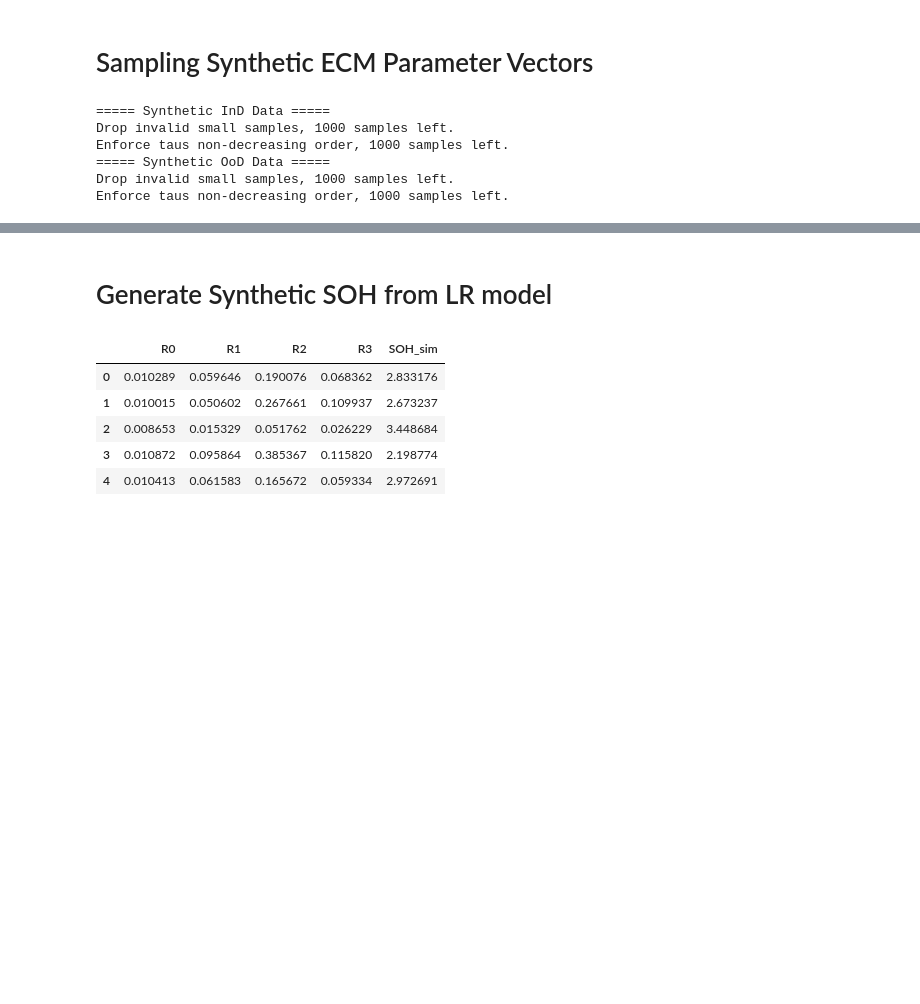
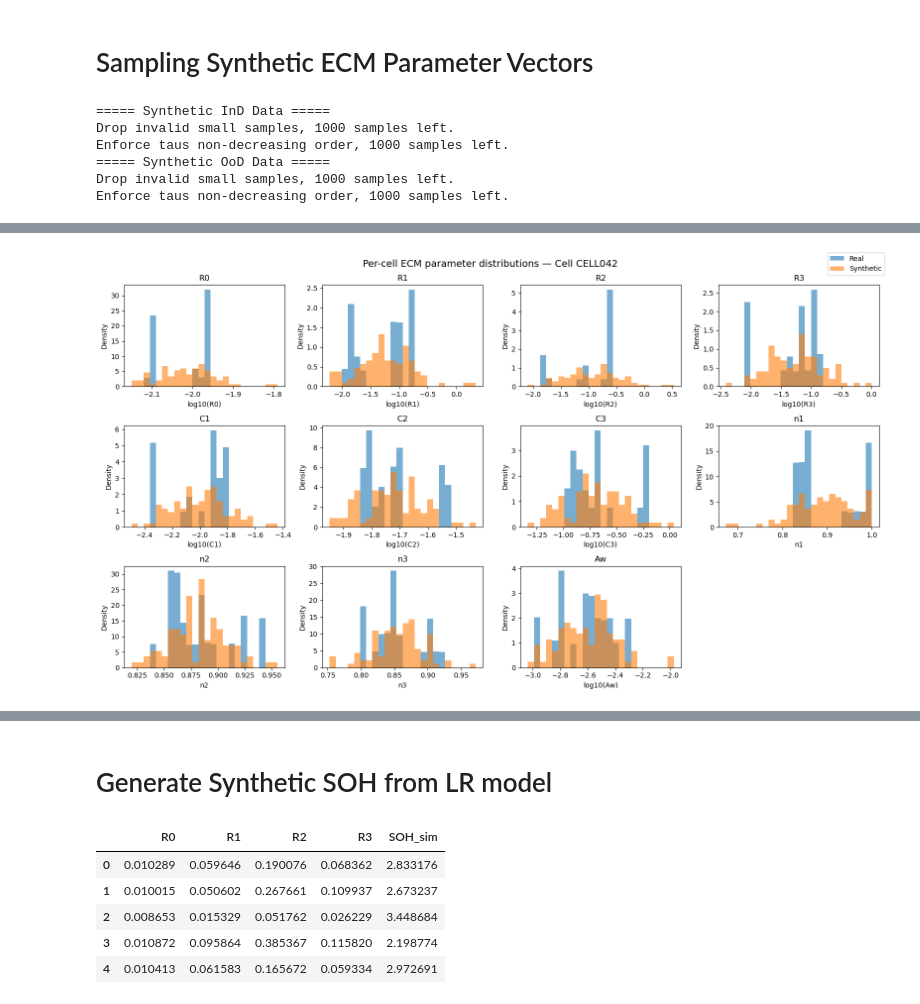
Before and after one commit to ZxZhang914/ECM-battery-research, a Jupyter notebook: Synthetic_Data_Generation/baseline_framework.ipynb, the cells around one changed output, grey strips where cells are left out. Drawn from its saved outputs; the diff is of its cells as text; code cells hidden in the pictures; blank space fills up the shorter version.

```diff
--- a/Synthetic_Data_Generation/baseline_framework.ipynb
+++ b/Synthetic_Data_Generation/baseline_framework.ipynb
@@ -515,0 +525,14 @@ Enforce taus non-decreasing order, 1000 samples left.
+# %%
+cells = list(mean_dict_dind.keys())
+
+per_cell_sim_ind= {}
+for cell in cells:
+    print("Generating synthetic parameters for cell:", cell)
+
+    # InD
+    df_theta_cell_ind = sample_ecm_parameters(
+        mean_dict_dind[cell],
+        cov_dict_dind[cell],
+        n_samples=100
+    )
+    per_cell_sim_ind[cell] = df_theta_cell_ind
@@ -515,0 +568,70 @@ Enforce taus non-decreasing order, 1000 samples left.
+# %%
+ECM_COLS = ['R0','R1','R2','R3',
+            'C1','C2','C3',
+            'n1','n2','n3',
+            'Aw']
+
+# Parameters where a log-scale view is more meaningful
+LOG_PARAMS = ['R0','R1','R2','R3','C1','C2','C3','Aw']
+
+cells = list(mean_dict_dind.keys())  # or df_dind['CELL'].unique()
+
+for cell in cells:
+    df_real = df_dind[df_dind['CELL'] == cell]
+    df_syn  = per_cell_sim_ind[cell]   # synthetic ECM for this cell
+
+    # Skip if no synthetic data
+    if df_syn.empty or df_real.empty:
+        continue
+
+    n_params = len(ECM_COLS)
+    ncols = 4
+    nrows = int(np.ceil(n_params / ncols))
+
+    fig, axes = plt.subplots(nrows, ncols, figsize=(4*ncols, 3*nrows))
+    axes = axes.flatten()
+
+    for i, param in enumerate(ECM_COLS):
+        ax = axes[i]
+
+        real_vals = df_real[param].dropna().values
+        syn_vals  = df_syn[param].dropna().values
+
+        if len(real_vals) == 0 or len(syn_vals) == 0:
+            ax.set_visible(False)
+            continue
+
+        # Choose domain (log10 if param is in LOG_PARAMS)
+        if param in LOG_PARAMS:
+            real_plot = np.log10(real_vals)
+            syn_plot  = np.log10(syn_vals)
+            xlabel = f"log10({param})"
+        else:
+            real_plot = real_vals
+            syn_plot  = syn_vals
+            xlabel = param
+
+        # Common bins
+        vmin = min(real_plot.min(), syn_plot.min())
+        vmax = max(real_plot.max(), syn_plot.max())
+        bins = np.linspace(vmin, vmax, 25)
+
+        ax.hist(real_plot, bins=bins, alpha=0.6, density=True, label='Real')
+        ax.hist(syn_plot,  bins=bins, alpha=0.6, density=True, label='Synthetic')
+
+        ax.set_title(param)
+        ax.set_xlabel(xlabel)
+        ax.set_ylabel("Density")
+
+    # Hide unused axes
+    for j in range(i+1, len(axes)):
+        axes[j].set_visible(False)
+
+    fig.suptitle(f"Per-cell ECM parameter distributions — Cell {cell}", fontsize=14)
+    handles, labels = axes[0].get_legend_handles_labels()
+    if handles:
+        fig.legend(handles, labels, loc="upper right")
+    plt.tight_layout()
+    plt.show()
+# %% [output]
+[figure, added]
```
Also changed, not shown: parts of 17 cells of this notebook.
